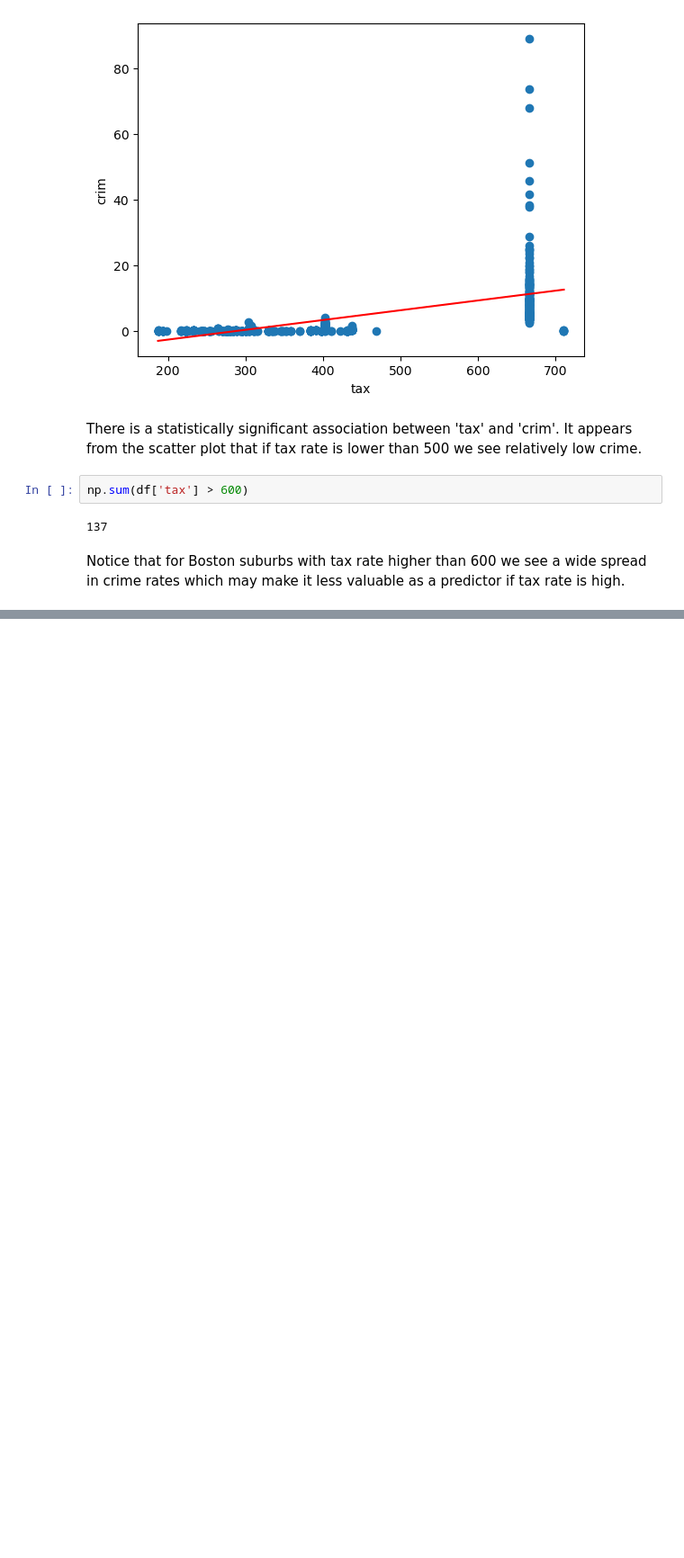
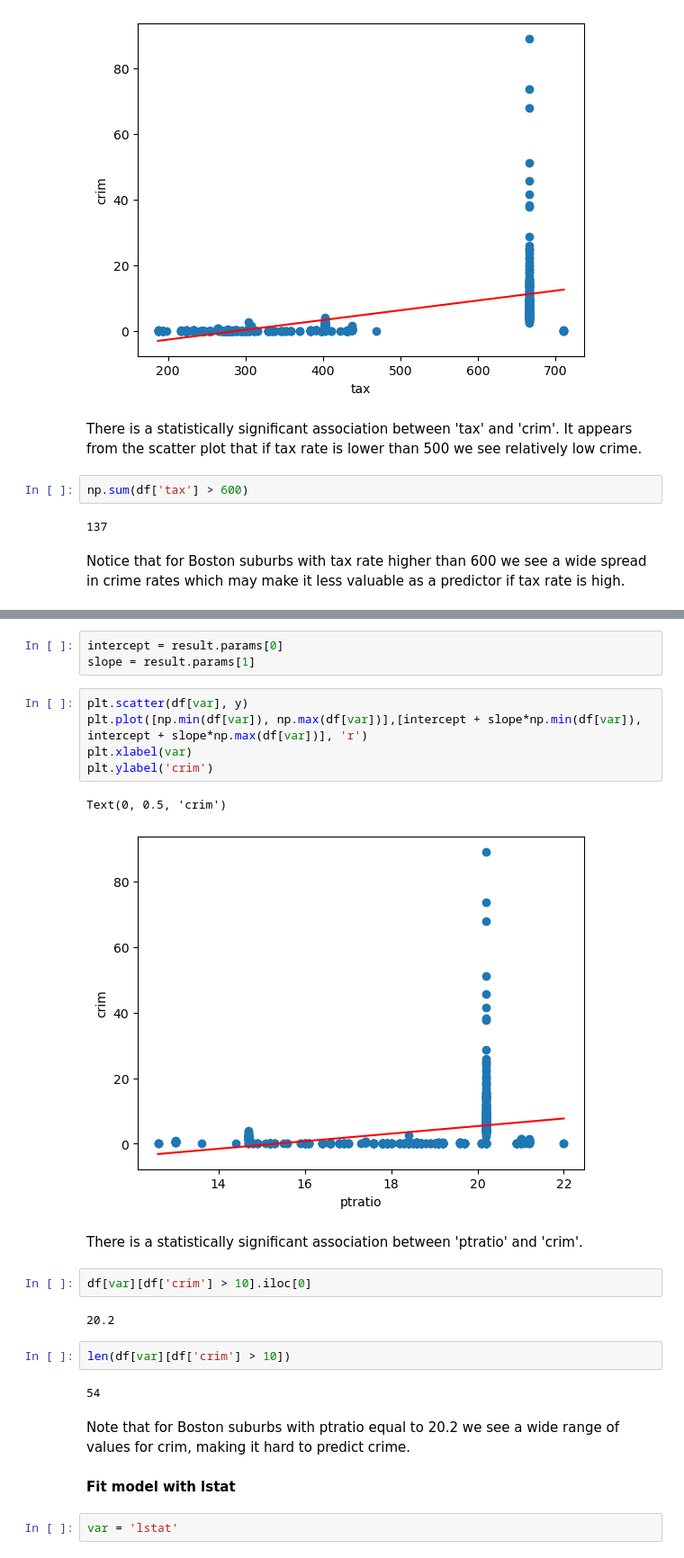
Before and after one commit to carmancater/an-introduction-to-statistical-learning-with-applications-in-python, a Jupyter notebook: Chapter 03 - Linear Regression/Ch 3 Ex 15.ipynb, the cells around one changed output, grey strips where cells are left out. Shown at 90% size. Drawn from its saved outputs; the diff is of its cells as text; blank space fills up the shorter version.

```diff
--- a/Chapter 03 - Linear Regression/Ch 3 Ex 15.ipynb
+++ b/Chapter 03 - Linear Regression/Ch 3 Ex 15.ipynb
@@ -513,0 +545,27 @@ Notice that for Boston suburbs with tax rate higher than 600 we see a wide sprea
+# %%
+intercept = result.params[0]
+slope = result.params[1]
+# %%
+plt.scatter(df[var], y)
+plt.plot([np.min(df[var]), np.max(df[var])],[intercept + slope*np.min(df[var]), intercept + slope*np.max(df[var])], 'r')
+plt.xlabel(var)
+plt.ylabel('crim')
+# %% [output]
+Text(0, 0.5, 'crim')
+[figure, added]
+# %% [markdown]
+There is a statistically significant association between 'ptratio' and 'crim'.
+# %%
+df[var][df['crim'] > 10].iloc[0]
+# %% [output]
+20.2
+# %%
+len(df[var][df['crim'] > 10])
+# %% [output]
+54
+# %% [markdown]
+Note that for Boston suburbs with ptratio equal to 20.2 we see a wide range of values for crim, making it hard to predict crime.
+# %% [markdown]
+**Fit model with lstat**
+# %%
+var = 'lstat'
```
Also changed, not shown: parts of 22 cells of this notebook.
